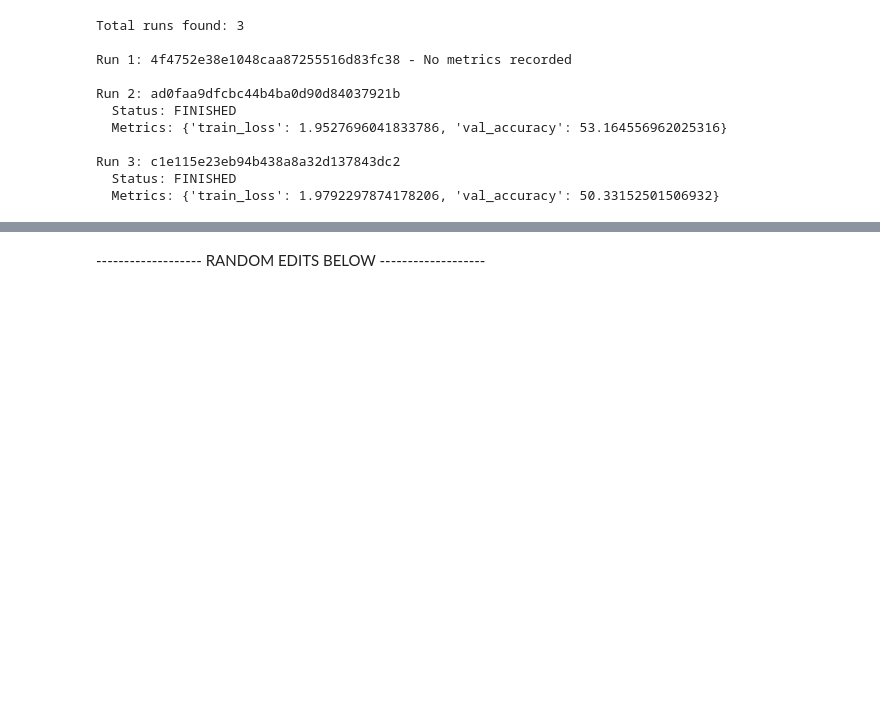
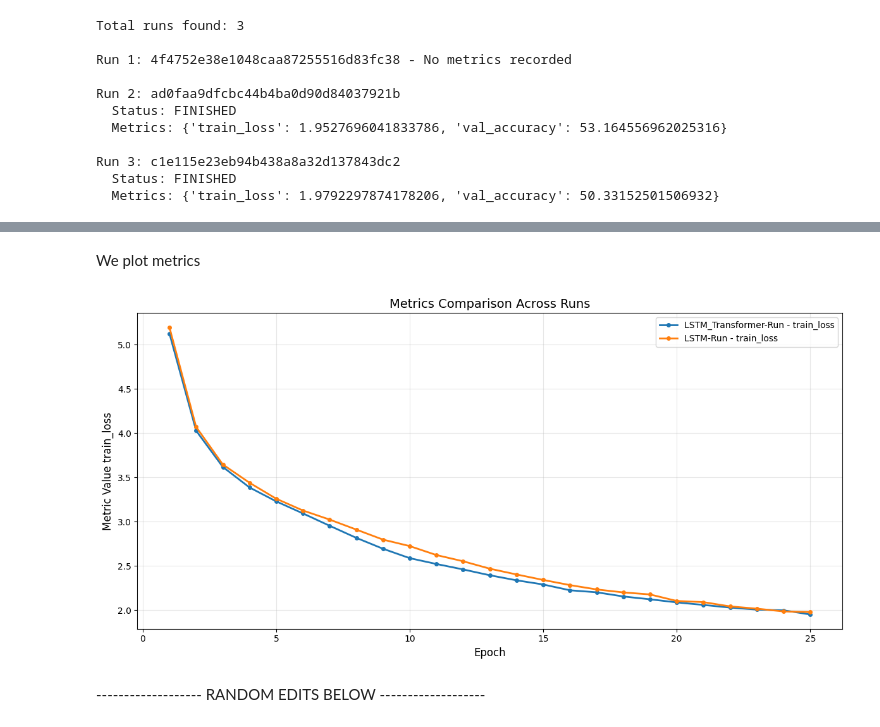
Before and after one commit to ChrAN103/Increasing-Maritime-Domain-Awareness-using-spatio-temporal-sequential-data, a Jupyter notebook: main.ipynb, the cells around one changed output, grey strips where cells are left out. Saved outputs shown, nothing was run; the diff lists cells and outputs as text; code cells hidden in the pictures; blank space fills up the shorter version.

Commit message:
feat: Almost done with main.ipynb. To do: need to ensure it can train the model and that the metrics plots are okay

```diff
--- a/main.ipynb
+++ b/main.ipynb
@@ -231,9 +231,10 @@ We do the following steps in the data preparation:
     - Datapoints are concated based on segments such that each sequence of a ship can stretch over multiple days.
     - downsampling such that there is at least 10 seconds between each data point (if two points are closer than 10 seconds, we remove the first point).
 # %%
+dataloader = Dataloader(out_path=config["DATA_PATH"])
+
 if (config["DOWNLOAD_DATA_FROM_SOURCE"]):
     path = config["DATA_PATH"]
-    dataloader = Dataloader(out_path=path)
     df = dataloader.load_data()  # load all files in the processed_data folder
     #Same cleaning as in RNN
     df_clean = clean_data(df)
@@ -494,5 +591,9 @@ TypeError: ReduceLROnPlateau.__init__() got an unexpected keyword argument 'verb
 # %%
 # Get all runs from the experiment
+
+experiment = client.get_experiment_by_name("Classifier-Experiment - Full Run 1: 25.Nov.2025")
+experiment_id = experiment.experiment_id
+
 all_runs = client.search_runs(
     experiment_ids=[experiment_id],
     order_by=["start_time DESC"]
@@ -528,3 +681,40 @@ Run 3: c1e115e23eb94b438a8a32d137843dc2
+# %% [markdown]
+We plot metrics
+# %%
+def plot_runs_comparison(client, run_ids, metric_names=None):
+    fig, ax = plt.subplots(figsize=(12, 6))
+
+    for run_id in run_ids:
+        run = client.get_run(run_id)
+        run_name = run.info.run_name or run_id[:8]
+
+        metrics_history = get_run_metrics_history(client, run_id, metric_names)
+
+        for metric_name, history in metrics_history.items():
+            if history:
+                steps, values, _ = zip(*history)
+                ax.plot(steps, values, marker='o', label=f'{run_name} - {metric_name}', linewidth=2, markersize=4)
+    if (not metric_names):
+        metric_names = []
+
+    names = ' '.join(metric_names)  # 'hello world test'
+
+
+    ax.set_xlabel('Epoch', fontsize=12)
+    ax.set_ylabel(f'Metric Value {names}', fontsize=12)
+    ax.set_title('Metrics Comparison Across Runs', fontsize=14)
+    ax.legend(loc='best')
+    ax.grid(True, alpha=0.3)
+    plt.tight_layout()
+    plt.show()
+
+
+# Example usage:
+run_id_1 = all_runs[1].info.run_id
+run_id_2 = all_runs[2].info.run_id
+plot_runs_comparison(client, [run_id_1, run_id_2], metric_names=['train_loss'])
+# %% [output]
+[figure, added]
 # %% [markdown]
 ------------------- RANDOM EDITS BELOW -------------------
 # %%
```
Also changed, not shown: parts of 12 cells of this notebook.
